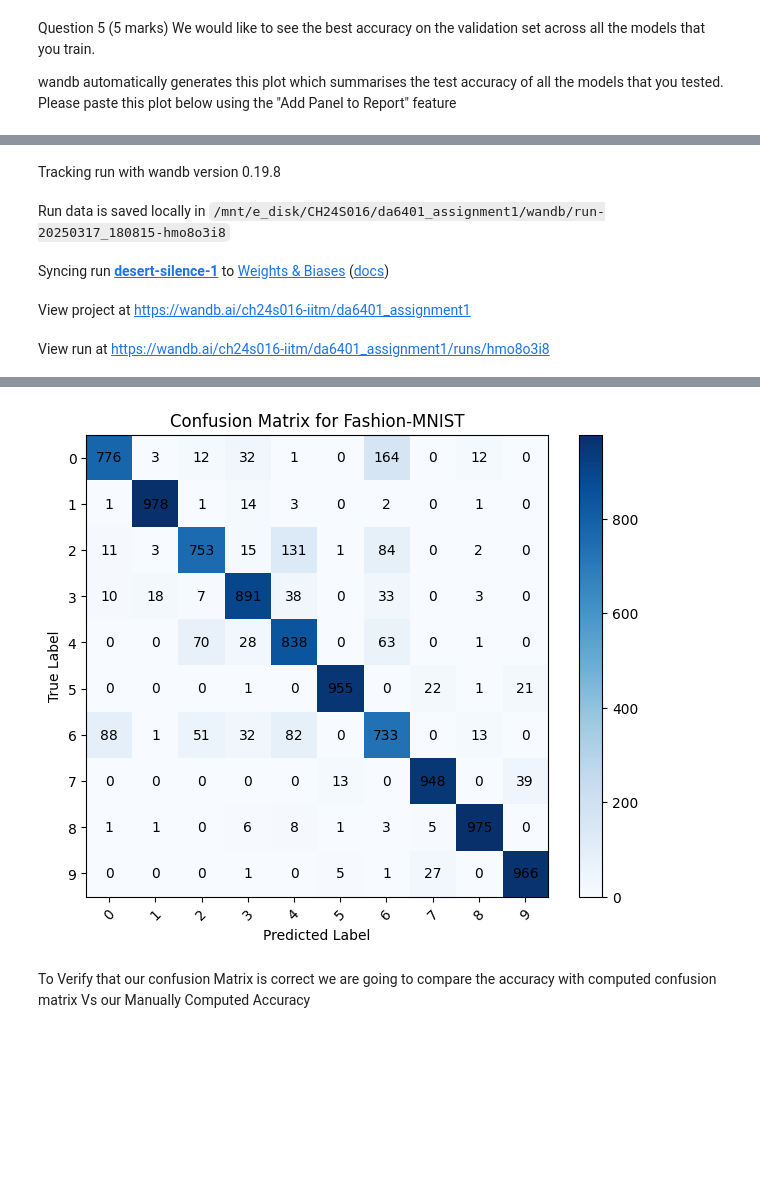
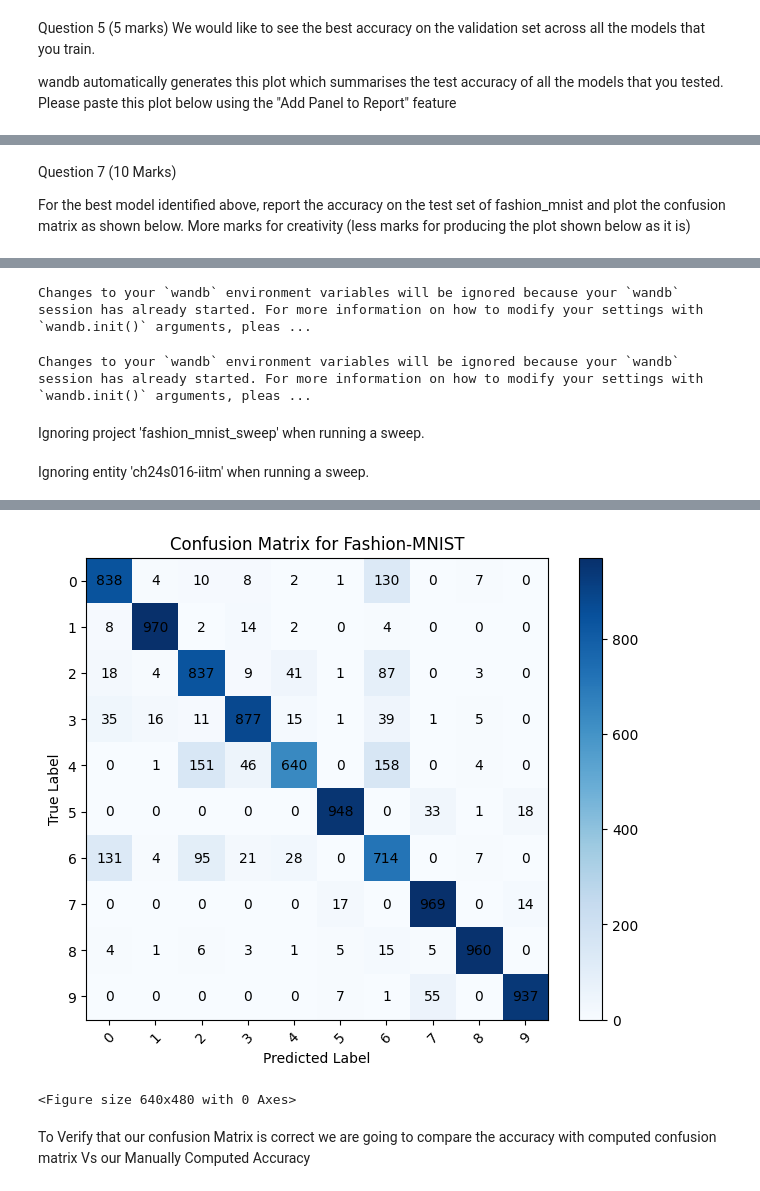
Before and after one commit to Hemnath0075/da6401_assignment1, a Jupyter notebook: all_questions.ipynb, the cells around one changed output, grey strips where cells are left out. Saved outputs shown, nothing was run; the diff lists cells and outputs as text; code cells hidden in the pictures; blank space fills up the shorter version.

Commit message:
added confusion and report generation

```diff
--- a/all_questions.ipynb
+++ b/all_questions.ipynb
@@ -370,7 +374,7 @@ class NeuralNetwork:
                 self.biases[i] -= self.learning_rate * ((self.beta1 * m_b_hat + (1 - self.beta1) * gradients_b[i]) / (np.sqrt(v_b_hat) + self.epsilon))  # No weight decay for biases
 
 
-    def train(self, X, y, epochs, batch_size, X_val, y_val,loss_function = 'cross_entropy', wb_log=True,plots=False):
+    def train(self, X, y, epochs, batch_size, X_val, y_val,loss_function = 'squared_error', wb_log=True,plots=False):
         train_losses = []
         val_losses = []
         train_accuracies = []
@@ -472,7 +476,7 @@ class NeuralNetwork:
 
     def predict(self, X_test):
         predictions = self.forward(X_test)
-        print(predictions)
+        # print(predictions)
         # y_pred_labels = np.argmax(predictions, axis=1)
         return predictions
 
@@ -621,10 +625,17 @@ By looking at the plots that you get, write down some interesting observations (
 I would also like to see a recommendation for what configuration to use to get close to 95% accuracy.
 # %% [markdown]
 ![image.png](attachment:image.png)
+# %% [markdown]
+Question 7 (10 Marks)
+
+
+
+For the best model identified above, report the accuracy on the test set of fashion_mnist and plot the confusion matrix as shown below. More marks for creativity (less marks for producing the plot shown below as it is)
 # %%
 
 wandb.login()
 wandb.init()
+wandb.init(project="fashion_mnist_sweep",entity="ch24s016-iitm",name='sample images category')
 api = wandb.Api()
 
 # Fetch all runs in the sweep
@@ -694,10 +705,19 @@ plt.xticks(rotation=45)
 for i in range(num_classes):
     for j in range(num_classes):
         ax.text(j, i, str(confusion_matrix[i, j]), ha="center", va="center", color="black")
-
+wandb.run.name = 'confusion matrix'
 # Set title
 ax.set_title("Confusion Matrix for Fashion-MNIST")
+image_path = "confusion_matrix.png"
+plt.savefig(image_path, bbox_inches="tight")
 
+# ✅ Log the saved image to W&B
+wandb.log({"Confusion Matrix": wandb.Image(image_path)})
+# wandb.log({"Confusion Matrix": wandb.Image(plt)})
 # Show plot
 plt.show()
+
+image_path = "confusion_matrix.png"
+plt.savefig(image_path, bbox_inches="tight")
+plt.close(fig)
 # %% [output]
@@ -706,5 +725,4 @@ wandb: Currently logged in as: ch24s016 (ch24s016-iitm) to https://api.wandb.ai.
+Changes to your `wandb` environment variables will be ignored because your `wandb` session has already started. For more information on how to modify your settings with `wandb.init()` arguments, pleas ...
+Changes to your `wandb` environment variables will be ignored because your `wandb` session has already started. For more information on how to modify your settings with `wandb.init()` arguments, pleas ...
-Tracking run with wandb version 0.19.8
+Ignoring project 'fashion_mnist_sweep' when running a sweep.
-Run data is saved locally in /mnt/e_disk/CH24S016/da6401_assignment1/wandb/run-20250317_180815-hmo8o3i8
+Ignoring entity 'ch24s016-iitm' when running a sweep.
-Syncing run desert-silence-1 to Weights & Biases (docs)
-View project at https://wandb.ai/ch24s016-iitm/da6401_assignment1
-View run at https://wandb.ai/ch24s016-iitm/da6401_assignment1/runs/hmo8o3i8
@@ -728,4 +743,5 @@ the accuracy of test dataset is  0.8813
-[figure, old version]
+[figure, new version]
+<Figure size 640x480 with 0 Axes>
 # %% [markdown]
 To Verify that our confusion Matrix is correct we are going to compare the accuracy with computed confusion matrix Vs our Manually Computed Accuracy
 # %%
```
Also changed, not shown: parts of 13 cells of this notebook, 6 other files.
